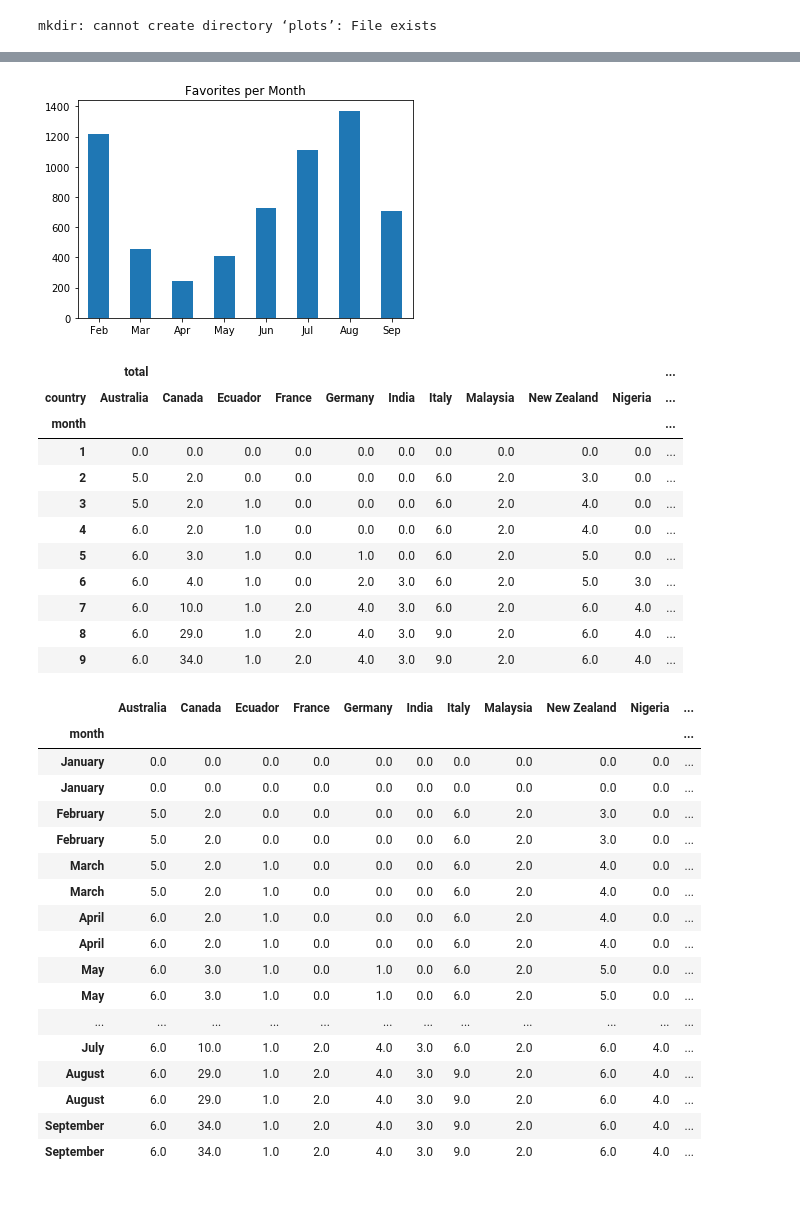
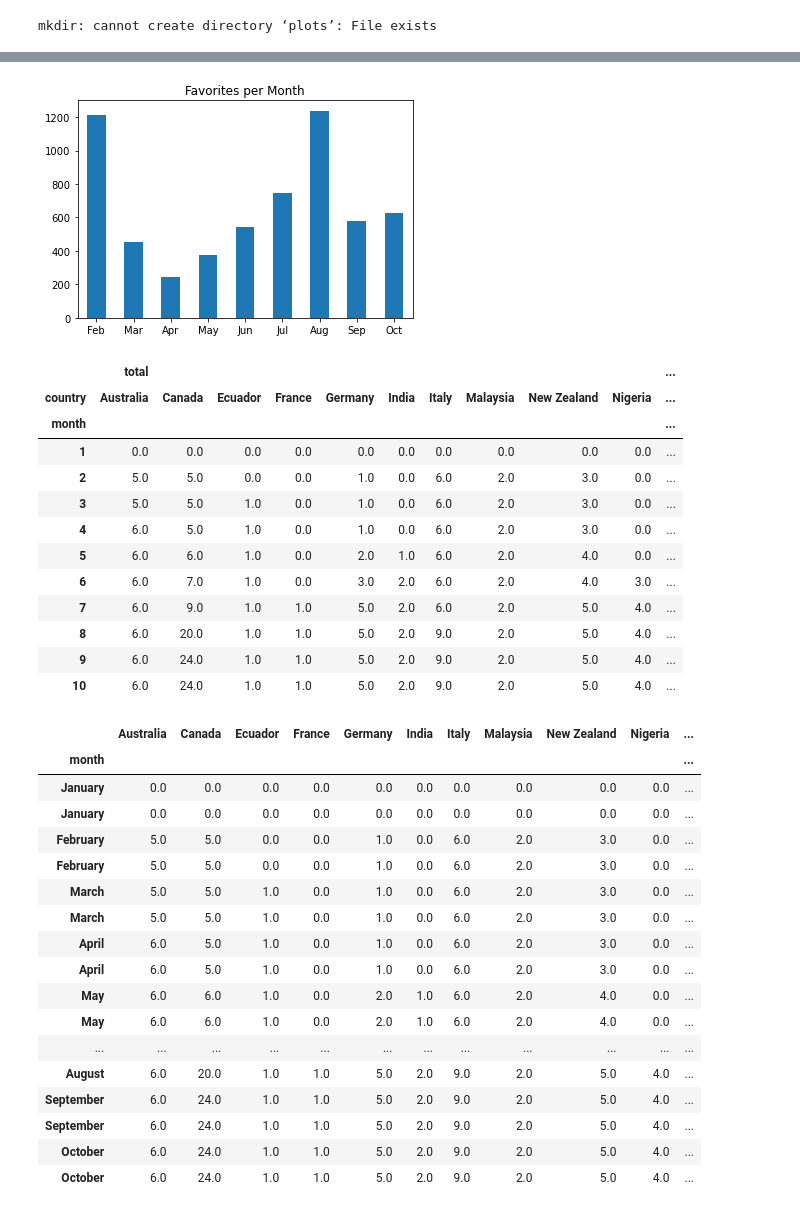
Before and after one commit to educatorsRlearners/podrevday, a Jupyter notebook: analysis.ipynb, the cells around one changed output, grey strips where cells are left out. Cells and saved outputs as stored; diff of their text form; code cells hidden in the pictures.

```diff
--- a/analysis.ipynb
+++ b/analysis.ipynb
@@ -4,7 +4,7 @@ import numpy as np
 import matplotlib.pyplot as plt
 import bar_chart_race as bcr
 # %%
-df_full = pd.read_csv('data/tweets_users_september.csv', parse_dates=['date'])
+df_full = pd.read_csv('data/tweets_users_october.csv', parse_dates=['date'])
 df_user = pd.read_csv('data/user_data.csv')
 # %%
 df_full['month'] = df_full['date'].dt.month
@@ -45,6 +55,6 @@ DimensionPod       18
 Name: username, dtype: int64
 # %%
-screen = ['PodRevDay', 'stephfuccio', 'FarandWidecom']
+screen = ['PodRevDay', 'stephfuccio']
 
 df_full = df_full[~df_full.username.isin(screen)]
 # %%
@@ -127,11 +137,11 @@ ax3.figure.savefig('plots/retweets_per_month.png')
 # %%
-favorites_per_month = df_full.groupby(['month'])['favorites'].sum().sort_index(ascending=True)
+favorites_per_month = df_full.groupby(['month'])['likeCount'].sum().sort_index(ascending=True)
 ax4 = favorites_per_month.plot.bar(title='Favorites per Month')
 plt.xticks(positions, months, rotation='horizontal');
 plt.xlabel("");
 ax4.figure.savefig('plots/favorites_per_month.png')
 # %% [output]
-[figure, old version]
+[figure, new version]
 # %%
 table = df_full.groupby(['month','country']).size().reset_index(name="counts")
 table['total'] = table.groupby(['country'])['counts'].cumsum()
@@ -151,14 +161,15 @@ table_wide
 | country | Australia | Canada | Ecuador | France | Germany | India | Italy | Malaysia | New Zealand | Nigeria | ... |
 | month |  |  |  |  |  |  |  |  |  |  | ... |
 | 1 | 0.0 | 0.0 | 0.0 | 0.0 | 0.0 | 0.0 | 0.0 | 0.0 | 0.0 | 0.0 | ... |
-| 2 | 5.0 | 2.0 | 0.0 | 0.0 | 0.0 | 0.0 | 6.0 | 2.0 | 3.0 | 0.0 | ... |
-| 3 | 5.0 | 2.0 | 1.0 | 0.0 | 0.0 | 0.0 | 6.0 | 2.0 | 4.0 | 0.0 | ... |
-| 4 | 6.0 | 2.0 | 1.0 | 0.0 | 0.0 | 0.0 | 6.0 | 2.0 | 4.0 | 0.0 | ... |
-| 5 | 6.0 | 3.0 | 1.0 | 0.0 | 1.0 | 0.0 | 6.0 | 2.0 | 5.0 | 0.0 | ... |
-| 6 | 6.0 | 4.0 | 1.0 | 0.0 | 2.0 | 3.0 | 6.0 | 2.0 | 5.0 | 3.0 | ... |
-| 7 | 6.0 | 10.0 | 1.0 | 2.0 | 4.0 | 3.0 | 6.0 | 2.0 | 6.0 | 4.0 | ... |
-| 8 | 6.0 | 29.0 | 1.0 | 2.0 | 4.0 | 3.0 | 9.0 | 2.0 | 6.0 | 4.0 | ... |
-| 9 | 6.0 | 34.0 | 1.0 | 2.0 | 4.0 | 3.0 | 9.0 | 2.0 | 6.0 | 4.0 | ... |
+| 2 | 5.0 | 5.0 | 0.0 | 0.0 | 1.0 | 0.0 | 6.0 | 2.0 | 3.0 | 0.0 | ... |
+| 3 | 5.0 | 5.0 | 1.0 | 0.0 | 1.0 | 0.0 | 6.0 | 2.0 | 3.0 | 0.0 | ... |
+| 4 | 6.0 | 5.0 | 1.0 | 0.0 | 1.0 | 0.0 | 6.0 | 2.0 | 3.0 | 0.0 | ... |
+| 5 | 6.0 | 6.0 | 1.0 | 0.0 | 2.0 | 1.0 | 6.0 | 2.0 | 4.0 | 0.0 | ... |
+| 6 | 6.0 | 7.0 | 1.0 | 0.0 | 3.0 | 2.0 | 6.0 | 2.0 | 4.0 | 3.0 | ... |
+| 7 | 6.0 | 9.0 | 1.0 | 1.0 | 5.0 | 2.0 | 6.0 | 2.0 | 5.0 | 4.0 | ... |
+| 8 | 6.0 | 20.0 | 1.0 | 1.0 | 5.0 | 2.0 | 9.0 | 2.0 | 5.0 | 4.0 | ... |
+| 9 | 6.0 | 24.0 | 1.0 | 1.0 | 5.0 | 2.0 | 9.0 | 2.0 | 5.0 | 4.0 | ... |
+| 10 | 6.0 | 24.0 | 1.0 | 1.0 | 5.0 | 2.0 | 9.0 | 2.0 | 5.0 | 4.0 | ... |
 # %%
 original_names = table_wide.columns
 _ , country_names = zip(*original_names)
@@ -167,31 +178,31 @@ table_wide.columns = country_names
 table_wide = pd.concat([table_wide]*2)
 table_wide.sort_index(inplace=True)
 # %%
-mon_num = list(range(1,10))
-mon_names = ['January','February', 'March', 'April', 'May', 'June', 'July', 'August', 'September']
+mon_num = list(range(1,11))
+mon_names = ['January','February', 'March', 'April', 'May', 'June', 'July', 'August', 'September', 'October']
 
 months_dic = dict(zip(mon_num, mon_names))
 table_wide.rename(index=months_dic, inplace=True)
 table_wide
 # %% [output]
 |  | Australia | Canada | Ecuador | France | Germany | India | Italy | Malaysia | New Zealand | Nigeria | ... |
 | month |  |  |  |  |  |  |  |  |  |  | ... |
 | January | 0.0 | 0.0 | 0.0 | 0.0 | 0.0 | 0.0 | 0.0 | 0.0 | 0.0 | 0.0 | ... |
 | January | 0.0 | 0.0 | 0.0 | 0.0 | 0.0 | 0.0 | 0.0 | 0.0 | 0.0 | 0.0 | ... |
-| February | 5.0 | 2.0 | 0.0 | 0.0 | 0.0 | 0.0 | 6.0 | 2.0 | 3.0 | 0.0 | ... |
-| February | 5.0 | 2.0 | 0.0 | 0.0 | 0.0 | 0.0 | 6.0 | 2.0 | 3.0 | 0.0 | ... |
-| March | 5.0 | 2.0 | 1.0 | 0.0 | 0.0 | 0.0 | 6.0 | 2.0 | 4.0 | 0.0 | ... |
-| March | 5.0 | 2.0 | 1.0 | 0.0 | 0.0 | 0.0 | 6.0 | 2.0 | 4.0 | 0.0 | ... |
-| April | 6.0 | 2.0 | 1.0 | 0.0 | 0.0 | 0.0 | 6.0 | 2.0 | 4.0 | 0.0 | ... |
-| April | 6.0 | 2.0 | 1.0 | 0.0 | 0.0 | 0.0 | 6.0 | 2.0 | 4.0 | 0.0 | ... |
-| May | 6.0 | 3.0 | 1.0 | 0.0 | 1.0 | 0.0 | 6.0 | 2.0 | 5.0 | 0.0 | ... |
-| May | 6.0 | 3.0 | 1.0 | 0.0 | 1.0 | 0.0 | 6.0 | 2.0 | 5.0 | 0.0 | ... |
+| February | 5.0 | 5.0 | 0.0 | 0.0 | 1.0 | 0.0 | 6.0 | 2.0 | 3.0 | 0.0 | ... |
+| February | 5.0 | 5.0 | 0.0 | 0.0 | 1.0 | 0.0 | 6.0 | 2.0 | 3.0 | 0.0 | ... |
+| March | 5.0 | 5.0 | 1.0 | 0.0 | 1.0 | 0.0 | 6.0 | 2.0 | 3.0 | 0.0 | ... |
+| March | 5.0 | 5.0 | 1.0 | 0.0 | 1.0 | 0.0 | 6.0 | 2.0 | 3.0 | 0.0 | ... |
+| April | 6.0 | 5.0 | 1.0 | 0.0 | 1.0 | 0.0 | 6.0 | 2.0 | 3.0 | 0.0 | ... |
+| April | 6.0 | 5.0 | 1.0 | 0.0 | 1.0 | 0.0 | 6.0 | 2.0 | 3.0 | 0.0 | ... |
+| May | 6.0 | 6.0 | 1.0 | 0.0 | 2.0 | 1.0 | 6.0 | 2.0 | 4.0 | 0.0 | ... |
+| May | 6.0 | 6.0 | 1.0 | 0.0 | 2.0 | 1.0 | 6.0 | 2.0 | 4.0 | 0.0 | ... |
 | ... | ... | ... | ... | ... | ... | ... | ... | ... | ... | ... | ... |
-| July | 6.0 | 10.0 | 1.0 | 2.0 | 4.0 | 3.0 | 6.0 | 2.0 | 6.0 | 4.0 | ... |
-| August | 6.0 | 29.0 | 1.0 | 2.0 | 4.0 | 3.0 | 9.0 | 2.0 | 6.0 | 4.0 | ... |
-| August | 6.0 | 29.0 | 1.0 | 2.0 | 4.0 | 3.0 | 9.0 | 2.0 | 6.0 | 4.0 | ... |
-| September | 6.0 | 34.0 | 1.0 | 2.0 | 4.0 | 3.0 | 9.0 | 2.0 | 6.0 | 4.0 | ... |
-| September | 6.0 | 34.0 | 1.0 | 2.0 | 4.0 | 3.0 | 9.0 | 2.0 | 6.0 | 4.0 | ... |
+| August | 6.0 | 20.0 | 1.0 | 1.0 | 5.0 | 2.0 | 9.0 | 2.0 | 5.0 | 4.0 | ... |
+| September | 6.0 | 24.0 | 1.0 | 1.0 | 5.0 | 2.0 | 9.0 | 2.0 | 5.0 | 4.0 | ... |
+| September | 6.0 | 24.0 | 1.0 | 1.0 | 5.0 | 2.0 | 9.0 | 2.0 | 5.0 | 4.0 | ... |
+| October | 6.0 | 24.0 | 1.0 | 1.0 | 5.0 | 2.0 | 9.0 | 2.0 | 5.0 | 4.0 | ... |
+| October | 6.0 | 24.0 | 1.0 | 1.0 | 5.0 | 2.0 | 9.0 | 2.0 | 5.0 | 4.0 | ... |
 # %%
 bcr.bar_chart_race(df=table_wide,
                    period_length=500,
```
Also changed, not shown: parts of 9 cells of this notebook, 9 other files.
